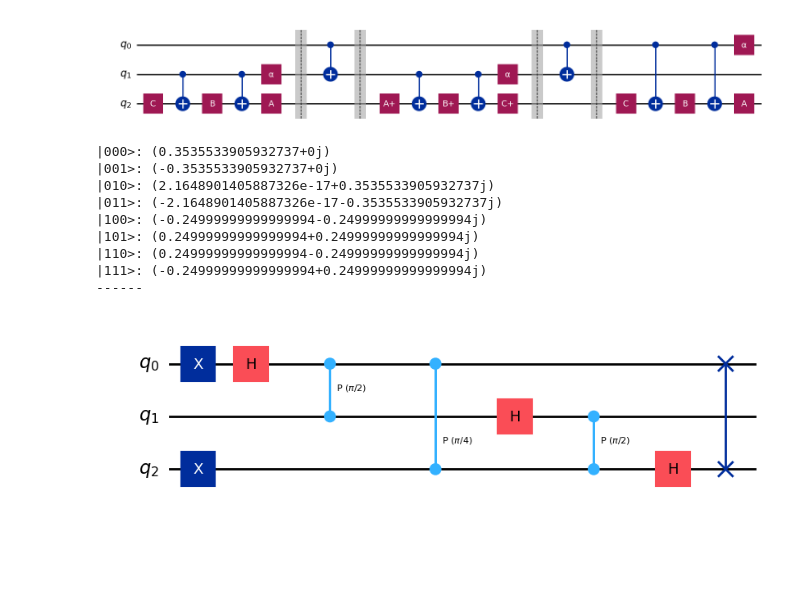
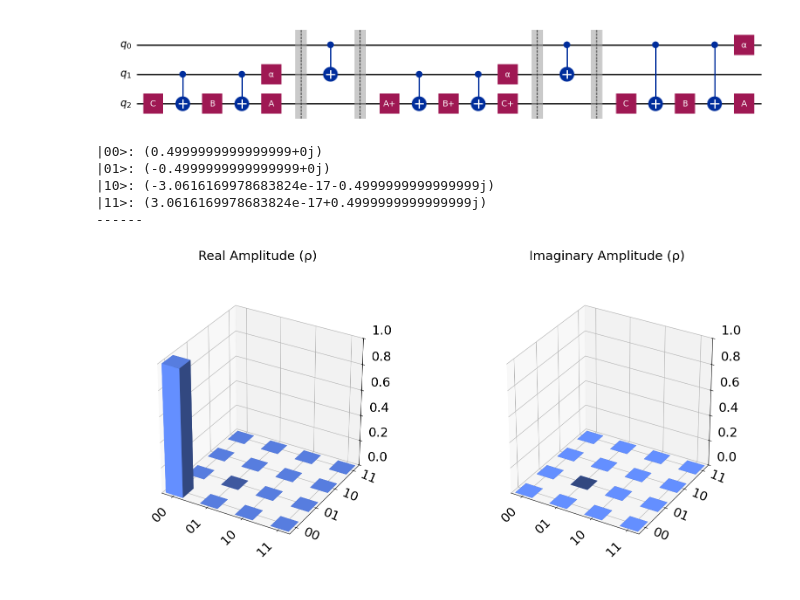
Before and after one commit to Academic-Student-Software-Club/quantum-computing, a Jupyter notebook: quantum-circuits/11-circuit-drawings.ipynb, the cells around one changed output. Drawn from its saved outputs; the diff is of its cells as text; code cells hidden in the pictures; blank space fills up the shorter version.

```diff
--- a/quantum-circuits/11-circuit-drawings.ipynb
+++ b/quantum-circuits/11-circuit-drawings.ipynb
@@ -178,6 +178,8 @@ qc.draw('mpl')
 from qiskit import QuantumCircuit
 from qiskit.quantum_info import Statevector
 import numpy as np
+from qiskit.visualization import plot_bloch_multivector, plot_state_city, plot_histogram
+
 
 # This defines a function to perform the Quantum Fourier Transform
 # on the first n qubits of a circuit.
@@ -189,41 +191,40 @@ def qft(circuit, n):
         circuit.h(j)
         # Loops over the qubits after j to apply controlled phase rotations,
         # which encode the relative phases in the Fourier basis.
         for k in range(j+1, n):
             # Computes the rotation angle for the controlled phase
             angle = np.pi / 2**(k-j)
             # Applies a controlled-phase gate:
             # qubit k is the control, qubit j is the target,
             # and the target’s phase is rotated by angle if the control is |1>.
             circuit.cp(angle, k, j)
     for i in range(n//2):
         # After the rotations, QFT reverses the order of qubits.
         # This loop swaps qubits from start to end to correct the order.
         circuit.swap(i, n-i-1)
     return circuit
 
 # Circuit
-n = 3
+n = 2
 qc = QuantumCircuit(n)
 qc.x(0)
-qc.x(2)
+qc.x(n-1)
 qft(qc, n)
 
 # Get statevector without Aer
 state = Statevector.from_instruction(qc)
 state_dict = state.to_dict()
 for basis, amplitude in state_dict.items():
             print(f"|{basis}>: {amplitude}")
 print("------")
 qc.draw('mpl')
+
+plot_state_city(Statevector.from_label('00'))
+#plot_state_city(state,alpha=0.6)            # 3D bars showing real/imag parts
 # %% [output]
-|000>: (0.3535533905932737+0j)
-|001>: (-0.3535533905932737+0j)
-|010>: (2.1648901405887326e-17+0.3535533905932737j)
-|011>: (-2.1648901405887326e-17-0.3535533905932737j)
-|100>: (-0.24999999999999994-0.24999999999999994j)
-|101>: (0.24999999999999994+0.24999999999999994j)
-|110>: (0.24999999999999994-0.24999999999999994j)
-|111>: (-0.24999999999999994+0.24999999999999994j)
+|00>: (0.4999999999999999+0j)
+|01>: (-0.4999999999999999+0j)
+|10>: (-3.0616169978683824e-17-0.4999999999999999j)
+|11>: (3.0616169978683824e-17+0.4999999999999999j)
 ------
-[figure, old version]
+[figure, new version]
```
